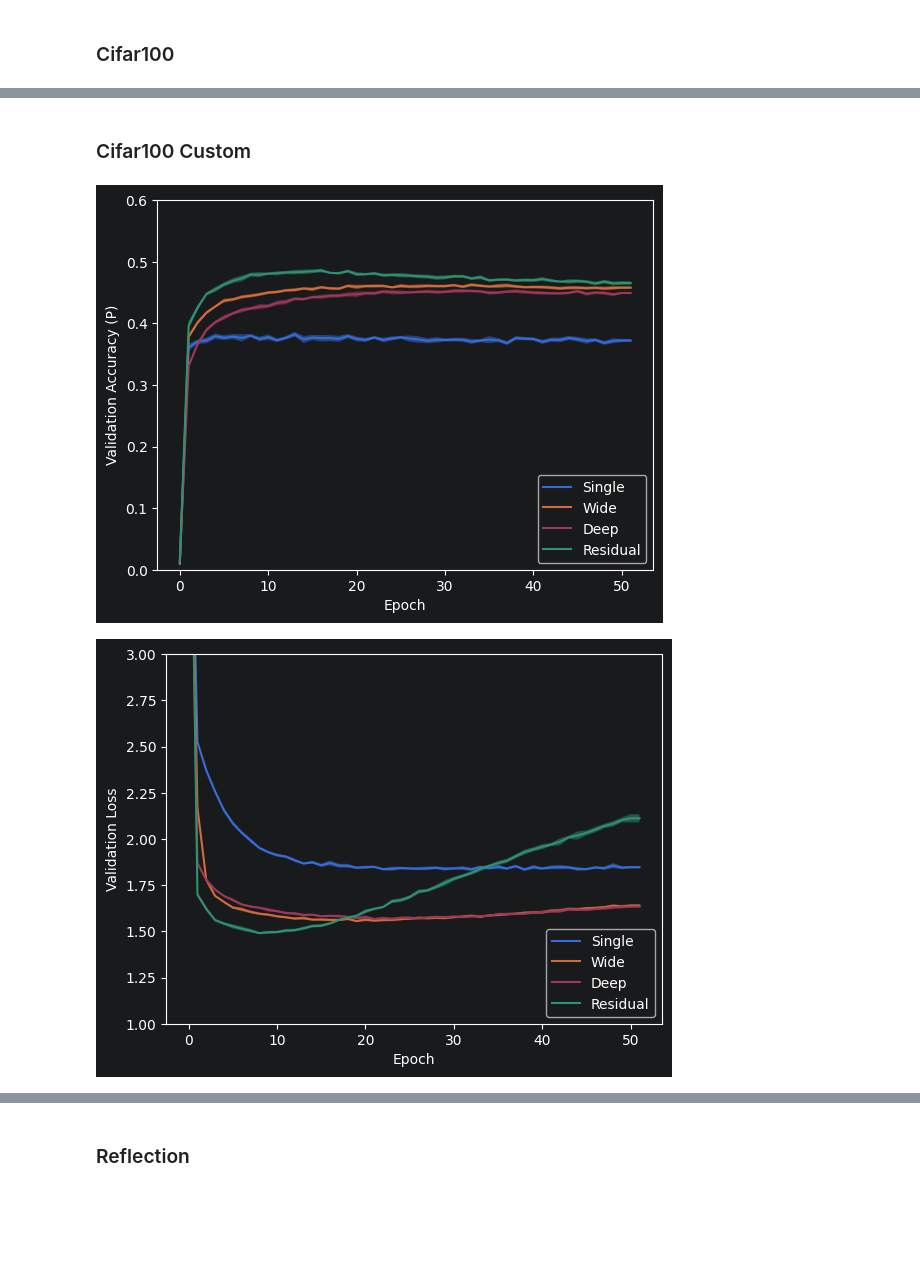
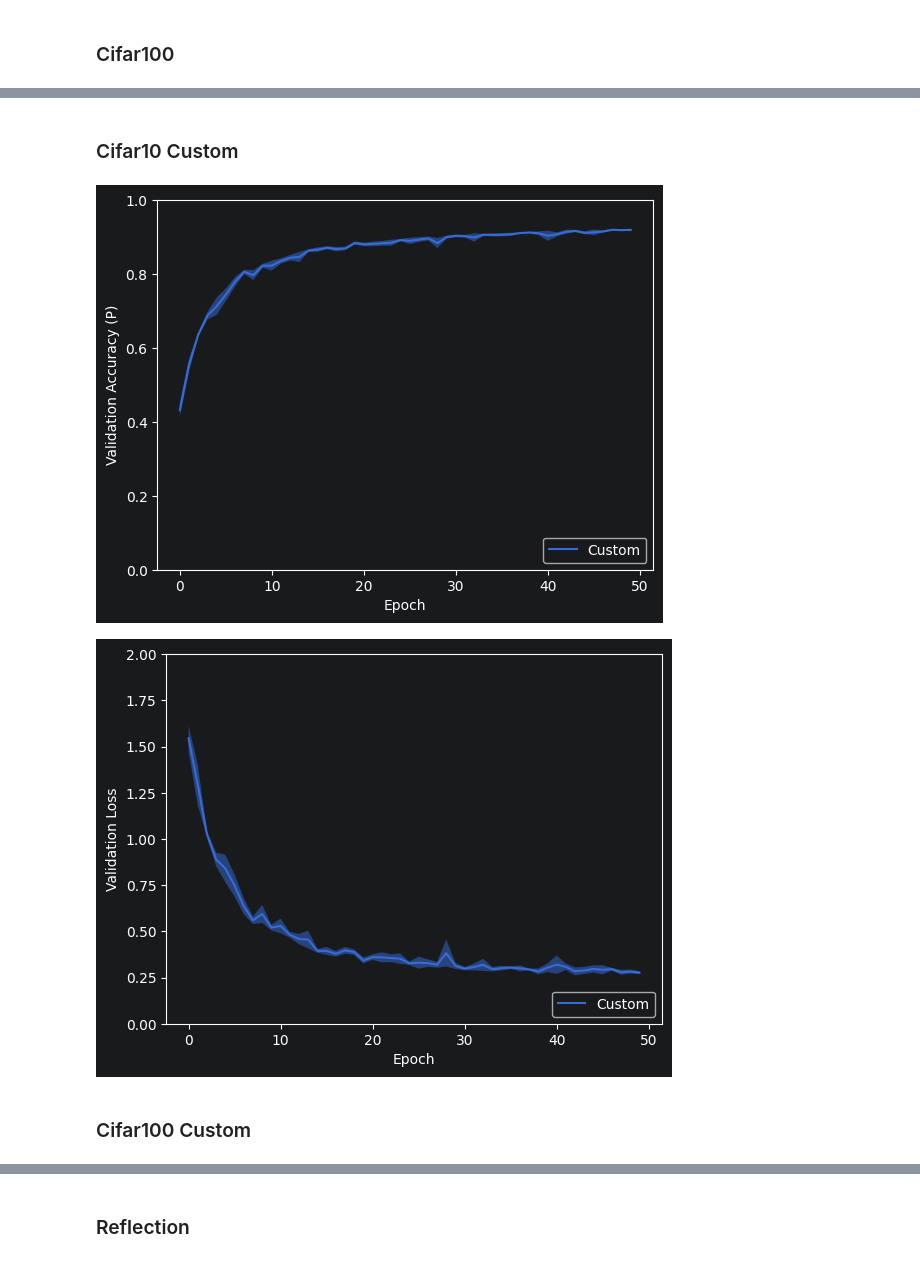
Before and after one commit to CaydenSchalk/DeepLearningOL3, a Jupyter notebook: results/OL3.ipynb, the cells around one changed output, grey strips where cells are left out. Cells and saved outputs as stored; diff of their text form; code cells hidden in the pictures; blank space fills up the shorter version.

```diff
--- a/results/OL3.ipynb
+++ b/results/OL3.ipynb
@@ -173,84 +180,38 @@ plt.show()
 # %% [markdown]
-### Cifar100 Custom
+### Cifar10 Custom
 # %%
-results1 = np.loadtxt("cifar100-single-custom-acc-results.txt")
-results2 = np.loadtxt("cifar100-wide-custom-acc-results.txt")
-results3 = np.loadtxt("cifar100-deep-custom-acc-results.txt")
-results4 = np.loadtxt("cifar100-resid-custom-acc-results.txt")
+results1 = np.loadtxt("cifar10-custom-acc-results.txt")
 
 plt.plot(np.arange(0,results1.shape[1]),
-         np.mean(results1,0),label="Single")
+         np.mean(results1,0),label="Custom")
 plt.fill_between(np.arange(0,results1.shape[1]),
                  np.mean(results1,0)-(1.96*np.std(results1,0)/np.sqrt(results1.shape[0])),
                  np.mean(results1,0)+(1.96*np.std(results1,0)/np.sqrt(results1.shape[0])),
                  alpha=0.5)
 
-plt.plot(np.arange(0,results2.shape[1]),
-         np.mean(results2,0),label="Wide")
-plt.fill_between(np.arange(0,results2.shape[1]),
-                 np.mean(results2,0)-(1.96*np.std(results2,0)/np.sqrt(results2.shape[0])),
-                 np.mean(results2,0)+(1.96*np.std(results2,0)/np.sqrt(results2.shape[0])),
-                 alpha=0.5)
-
-plt.plot(np.arange(0,results3.shape[1]),
-         np.mean(results3,0),label="Deep")
-plt.fill_between(np.arange(0,results3.shape[1]),
-                 np.mean(results3,0)-(1.96*np.std(results3,0)/np.sqrt(results3.shape[0])),
-                 np.mean(results3,0)+(1.96*np.std(results3,0)/np.sqrt(results3.shape[0])),
-                 alpha=0.5)
-
-plt.plot(np.arange(0,results4.shape[1]),
-         np.mean(results4,0),label="Residual")
-plt.fill_between(np.arange(0,results4.shape[1]),
-                 np.mean(results4,0)-(1.96*np.std(results4,0)/np.sqrt(results4.shape[0])),
-                 np.mean(results4,0)+(1.96*np.std(results4,0)/np.sqrt(results4.shape[0])),
-                 alpha=0.5)
-
-plt.ylim([0, 0.6])
+plt.ylim([0, 1])
 plt.ylabel('Validation Accuracy (P)')
 plt.xlabel('Epoch')
 plt.legend(loc='lower right')
 plt.show()
 # %% [output]
-[figure, old version]
+[figure, new version]
 # %%
-results1 = np.loadtxt("cifar100-single-custom-loss-results.txt")
-results2 = np.loadtxt("cifar100-wide-custom-loss-results.txt")
-results3 = np.loadtxt("cifar100-deep-custom-loss-results.txt")
-results4 = np.loadtxt("cifar100-resid-custom-loss-results.txt")
+results1 = np.loadtxt("cifar10-custom-loss-results.txt")
 
 plt.plot(np.arange(0,results1.shape[1]),
-         np.mean(results1,0),label="Single")
+         np.mean(results1,0),label="Custom")
 plt.fill_between(np.arange(0,results1.shape[1]),
                  np.mean(results1,0)-(1.96*np.std(results1,0)/np.sqrt(results1.shape[0])),
                  np.mean(results1,0)+(1.96*np.std(results1,0)/np.sqrt(results1.shape[0])),
                  alpha=0.5)
 
-plt.plot(np.arange(0,results2.shape[1]),
-         np.mean(results2,0),label="Wide")
-plt.fill_between(np.arange(0,results2.shape[1]),
-                 np.mean(results2,0)-(1.96*np.std(results2,0)/np.sqrt(results2.shape[0])),
-                 np.mean(results2,0)+(1.96*np.std(results2,0)/np.sqrt(results2.shape[0])),
-                 alpha=0.5)
-
-plt.plot(np.arange(0,results3.shape[1]),
-         np.mean(results3,0),label="Deep")
-plt.fill_between(np.arange(0,results3.shape[1]),
-                 np.mean(results3,0)-(1.96*np.std(results3,0)/np.sqrt(results3.shape[0])),
-                 np.mean(results3,0)+(1.96*np.std(results3,0)/np.sqrt(results3.shape[0])),
-                 alpha=0.5)
-
-plt.plot(np.arange(0,results4.shape[1]),
-         np.mean(results4,0),label="Residual")
-plt.fill_between(np.arange(0,results4.shape[1]),
-                 np.mean(results4,0)-(1.96*np.std(results4,0)/np.sqrt(results4.shape[0])),
-                 np.mean(results4,0)+(1.96*np.std(results4,0)/np.sqrt(results4.shape[0])),
-                 alpha=0.5)
-
-plt.ylim([1,3])
+plt.ylim([0,2])
 plt.ylabel('Validation Loss')
 plt.xlabel('Epoch')
 plt.legend(loc='lower right')
 plt.show()
 # %% [output]
-[figure, old version]
+[figure, new version]
+# %% [markdown]
+### Cifar100 Custom
```
Also changed, not shown: parts of 6 cells of this notebook, 1 other file.
